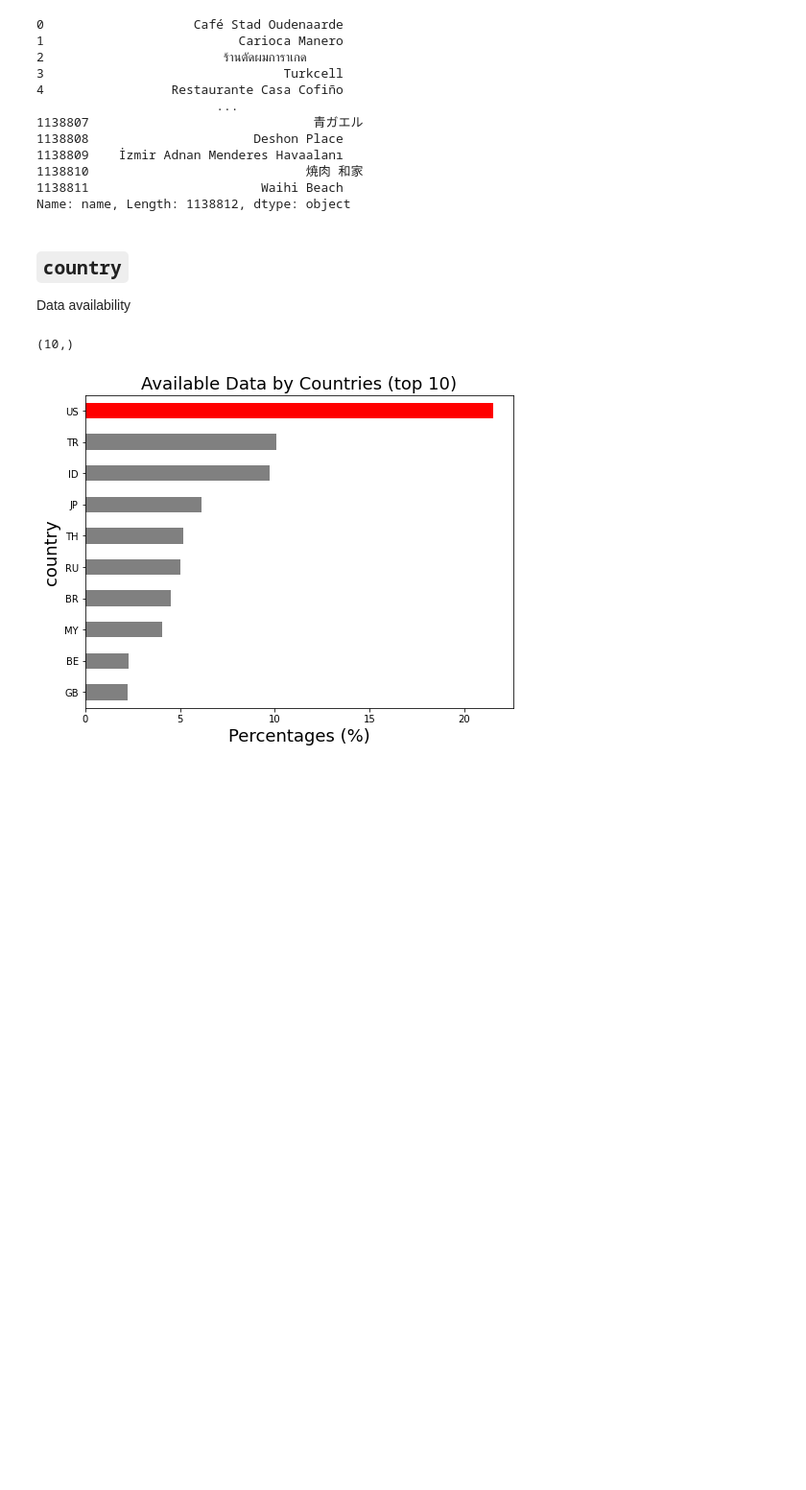
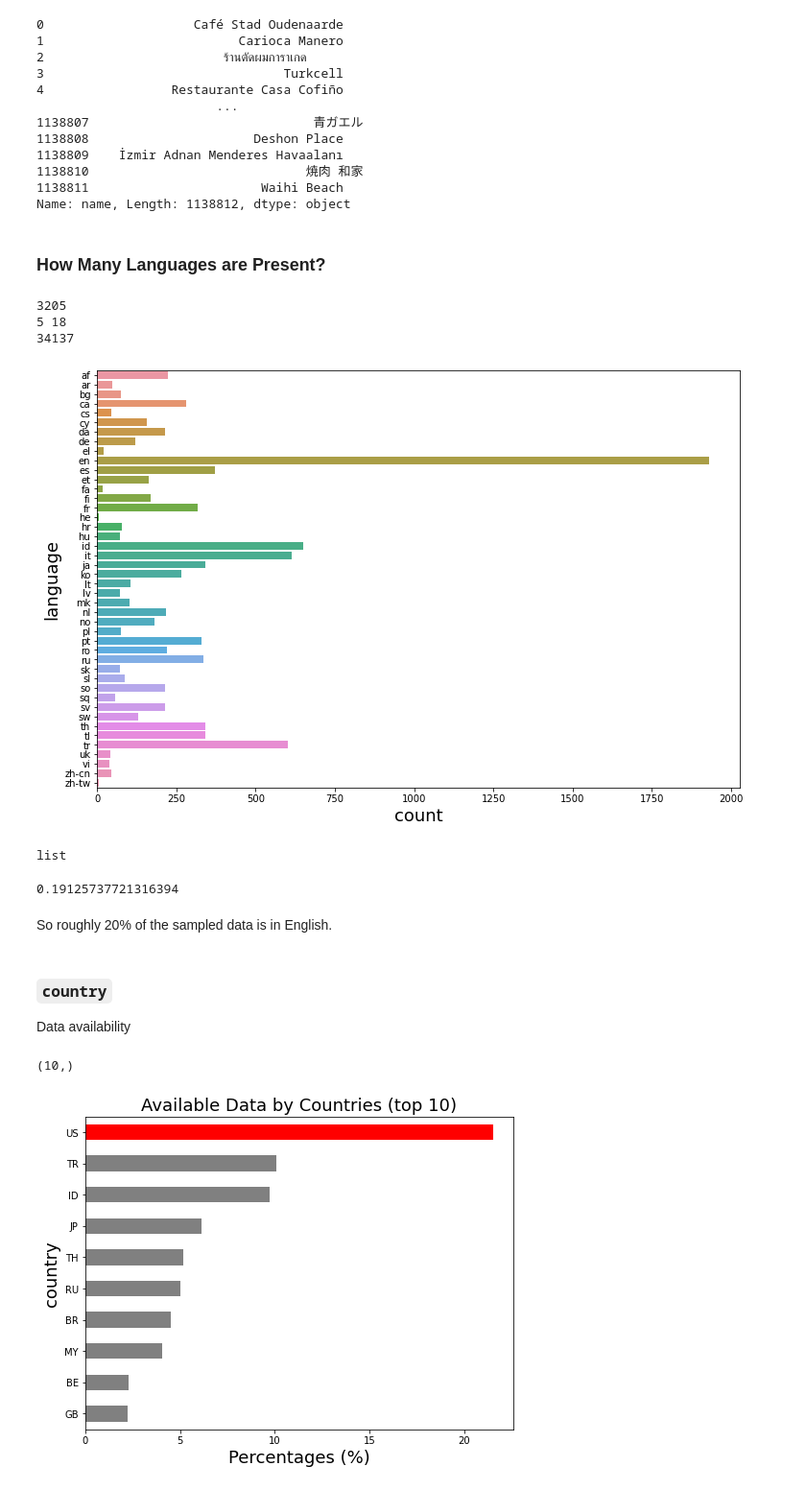
Before and after one commit to gormantt/foursquare-location-matching, a Jupyter notebook: group_code/2022.05.25_train_and_pairs_eda.ipynb, the cells around one changed output. Shown at 96% size. Cells and saved outputs as stored; diff of their text form; code cells hidden in the pictures; blank space fills up the shorter version.

Commit message:
EDA updated
EDA updated;
mostly in the `train.csv` part;
Titles adjusted

```diff
--- a/group_code/2022.05.25_train_and_pairs_eda.ipynb
+++ b/group_code/2022.05.25_train_and_pairs_eda.ipynb
@@ -201,8 +201,44 @@ Name: name, Length: 1138812, dtype: object
 #         language = "error"
 #         print("This row throws and error:", row)
 # print(set(lang))
+# %% [markdown]
+### How Many Languages are Present?
+# %%
+languages = []
+name_data = df_train['name'].sample(10000).fillna('').str.replace('[{}]'.format(string.punctuation),'').str.lower()
+for item in name_data:
+    try:
+        if item != '':
+            languages.append(detect(item))
+        pass
+    except langdetect.LangDetectException as e:
+        print(item)
+        continue
+# %% [output]
+3205
+5 18
+34137
+# %%
+fig, ax = plt.subplots(figsize=(12,8))
+sns.countplot(y = languages, ax=ax, orient='v')
+ax.set_xlabel("count", fontsize=18)
+ax.set_ylabel("language", fontsize=18)
+ax.tick_params(labelsize=10)
+plt.show()
+# %% [output]
+[figure, added]
+# %%
+type(languages)
+# %% [output]
+list
+# %%
+languages.count('en')/len(languages)
+# %% [output]
+0.19125737721316394
+# %% [markdown]
+So roughly 20% of the sampled data is in English.
 # %% [markdown]
-## `country`
+### `country`
 
 Data availability
 # %%
```
Also changed, not shown: parts of 38 cells of this notebook.
